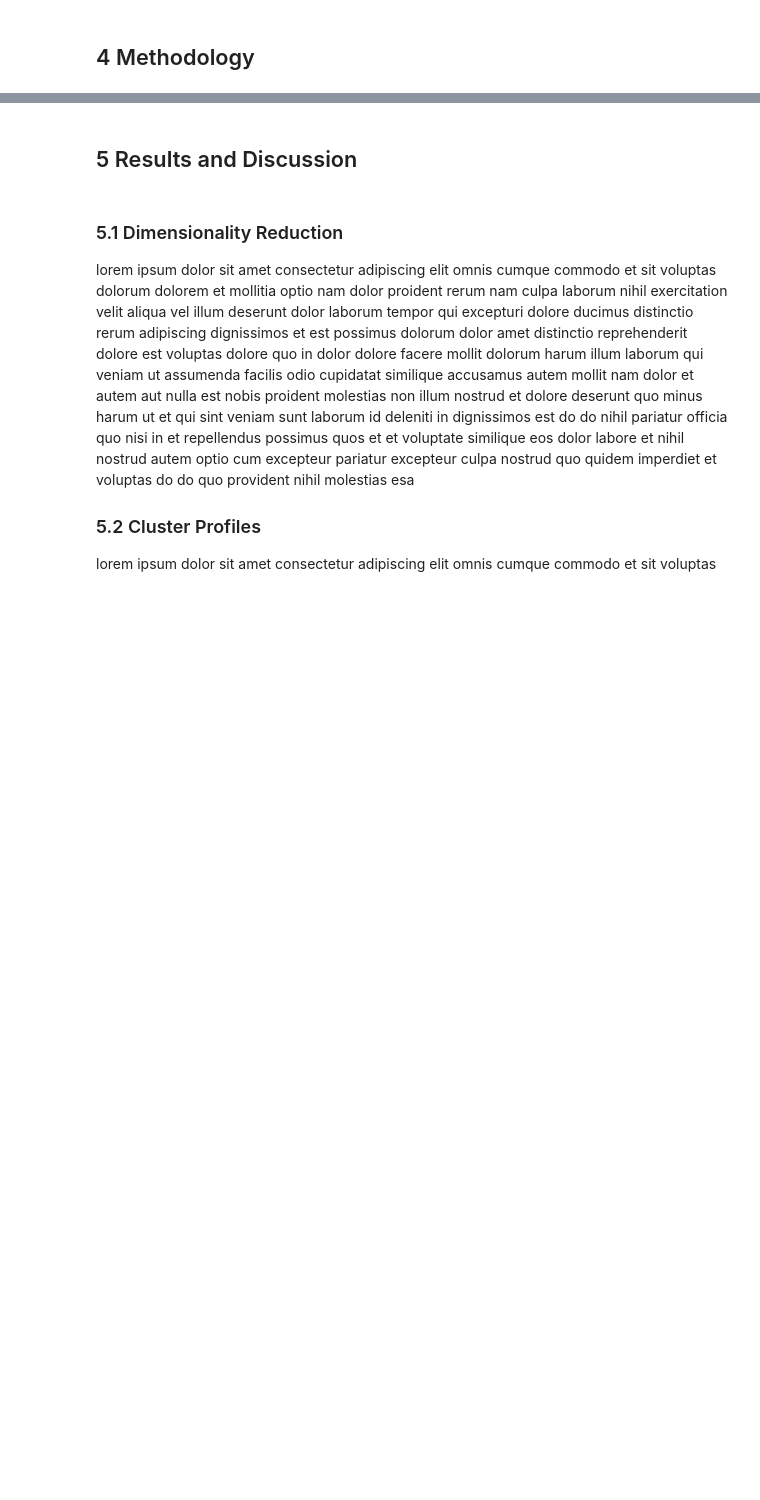
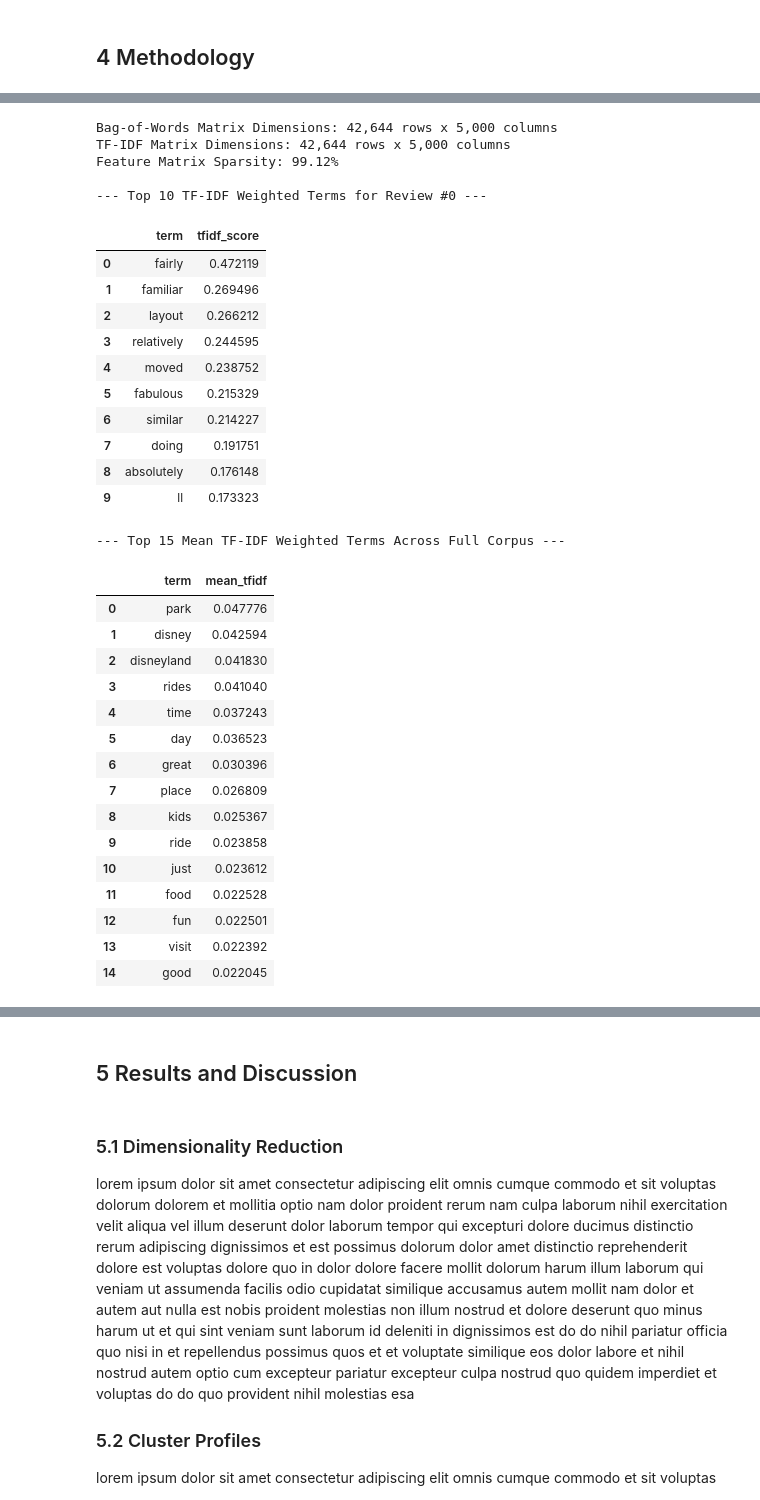
Before and after one commit to jlgelsey/BDCC-Lab1-, a Jupyter notebook: report.ipynb, the cells around one changed output, grey strips where cells are left out. Drawn from its saved outputs; the diff is of its cells as text; code cells hidden in the pictures; blank space fills up the shorter version.

```diff
--- a/report.ipynb
+++ b/report.ipynb
@@ -45,0 +120,62 @@ lorem ipsum dolor sit amet consectetur adipiscing elit omnis cumque commodo et s
+# %%
+from helper_code import (
+    build_text_representations,
+    extract_top_tfidf_terms,
+    compute_corpus_top_terms,
+)
+
+# Execute Vectorization Pipeline (BoW & TF-IDF)
+vector_results = build_text_representations(text_df, max_features=5000)
+
+bow_matrix = vector_results["bow_matrix"]
+tfidf_matrix = vector_results["tfidf_matrix"]
+feature_names = vector_results["feature_names"]
+sparsity = vector_results["sparsity"]
+
+# Extract Document #0 Top Terms and Corpus-Wide Top Terms
+first_review_tfidf = extract_top_tfidf_terms(tfidf_matrix, feature_names, doc_idx=0, top_n=10)
+corpus_top_terms = compute_corpus_top_terms(tfidf_matrix, feature_names, top_n=15)
+
+print(f"Bag-of-Words Matrix Dimensions: {bow_matrix.shape[0]:,} rows x {bow_matrix.shape[1]:,} columns")
+print(f"TF-IDF Matrix Dimensions: {tfidf_matrix.shape[0]:,} rows x {tfidf_matrix.shape[1]:,} columns")
+print(f"Feature Matrix Sparsity: {sparsity:.2f}%")
+
+print("\n--- Top 10 TF-IDF Weighted Terms for Review #0 ---")
+display(first_review_tfidf)
+
+print("\n--- Top 15 Mean TF-IDF Weighted Terms Across Full Corpus ---")
+display(corpus_top_terms)
+# %% [output]
+Bag-of-Words Matrix Dimensions: 42,644 rows x 5,000 columns
+TF-IDF Matrix Dimensions: 42,644 rows x 5,000 columns
+Feature Matrix Sparsity: 99.12%
+
+--- Top 10 TF-IDF Weighted Terms for Review #0 ---
+|  | term | tfidf_score |
+| 0 | fairly | 0.472119 |
+| 1 | familiar | 0.269496 |
+| 2 | layout | 0.266212 |
+| 3 | relatively | 0.244595 |
+| 4 | moved | 0.238752 |
+| 5 | fabulous | 0.215329 |
+| 6 | similar | 0.214227 |
+| 7 | doing | 0.191751 |
+| 8 | absolutely | 0.176148 |
+| 9 | ll | 0.173323 |
+--- Top 15 Mean TF-IDF Weighted Terms Across Full Corpus ---
+|  | term | mean_tfidf |
+| 0 | park | 0.047776 |
+| 1 | disney | 0.042594 |
+| 2 | disneyland | 0.041830 |
+| 3 | rides | 0.041040 |
+| 4 | time | 0.037243 |
+| 5 | day | 0.036523 |
+| 6 | great | 0.030396 |
+| 7 | place | 0.026809 |
+| 8 | kids | 0.025367 |
+| 9 | ride | 0.023858 |
+| 10 | just | 0.023612 |
+| 11 | food | 0.022528 |
+| 12 | fun | 0.022501 |
+| 13 | visit | 0.022392 |
+| 14 | good | 0.022045 |
```
Also changed, not shown: parts of 13 cells of this notebook.
